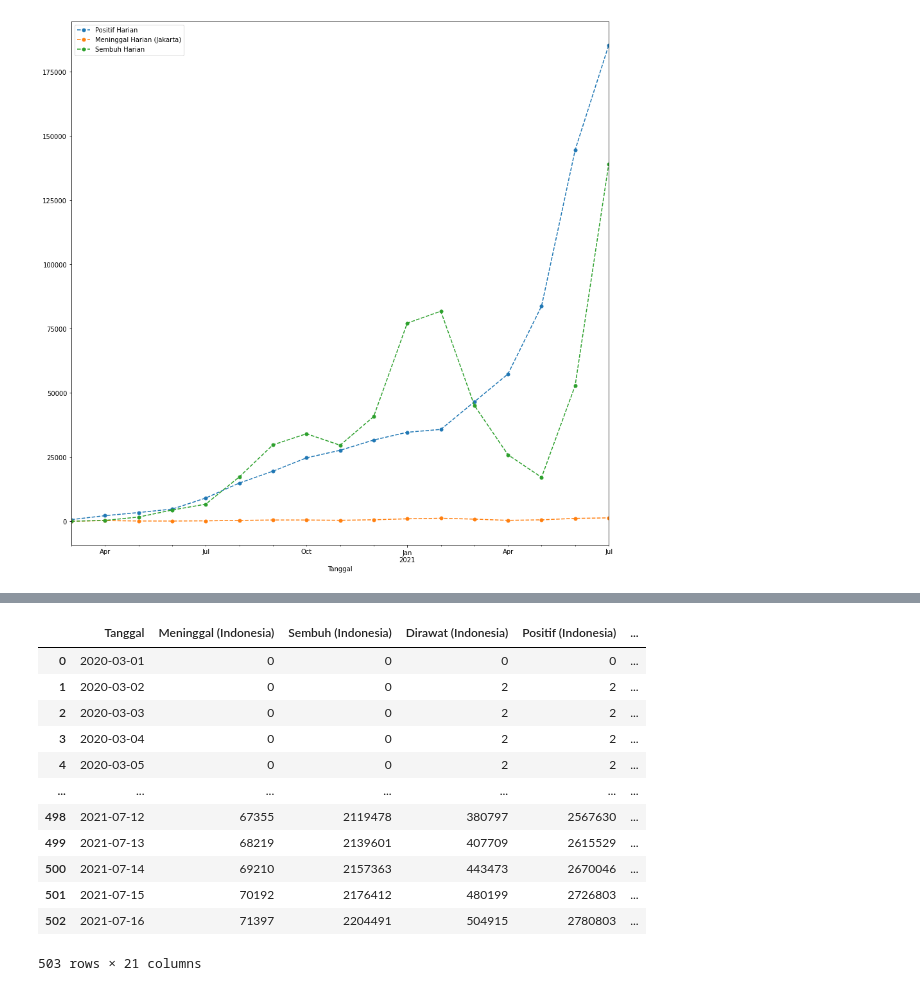
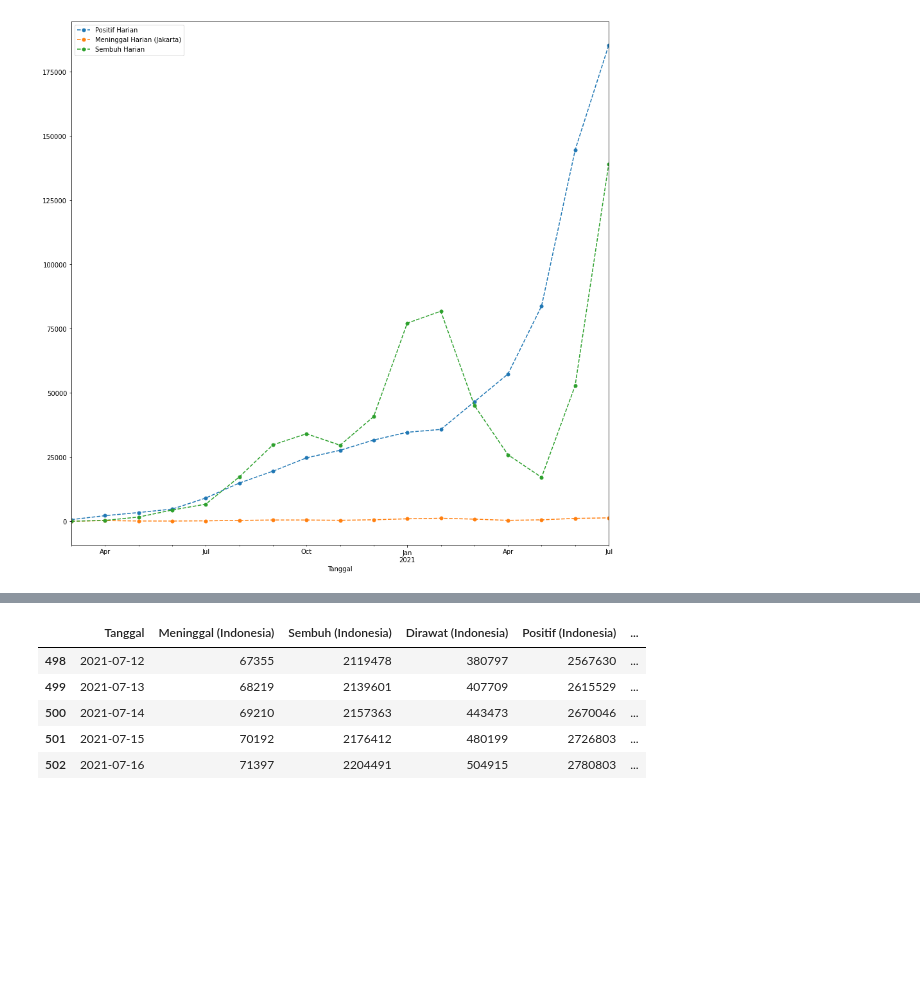
Before and after one commit to StevenTannn/Compfest-DS-Covid, a Jupyter notebook: notebook.ipynb, the cells around one changed output, grey strips where cells are left out. Cells and saved outputs as stored; diff of their text form; code cells hidden in the pictures; blank space fills up the shorter version.

```diff
--- a/notebook.ipynb
+++ b/notebook.ipynb
@@ -452,16 +459,9 @@ df_DJ.groupby(df_DJ['Tanggal'].dt.to_period('m'))["Self Isolation", "Masih Peraw
 # %%
-df_DIJ
+df_DIJ.tail()
 # %% [output]
 |  | Tanggal | Meninggal (Indonesia) | Sembuh (Indonesia) | Dirawat (Indonesia) | Positif (Indonesia) | ... |
-| 0 | 2020-03-01 | 0 | 0 | 0 | 0 | ... |
-| 1 | 2020-03-02 | 0 | 0 | 2 | 2 | ... |
-| 2 | 2020-03-03 | 0 | 0 | 2 | 2 | ... |
-| 3 | 2020-03-04 | 0 | 0 | 2 | 2 | ... |
-| 4 | 2020-03-05 | 0 | 0 | 2 | 2 | ... |
-| ... | ... | ... | ... | ... | ... | ... |
 | 498 | 2021-07-12 | 67355 | 2119478 | 380797 | 2567630 | ... |
 | 499 | 2021-07-13 | 68219 | 2139601 | 407709 | 2615529 | ... |
 | 500 | 2021-07-14 | 69210 | 2157363 | 443473 | 2670046 | ... |
 | 501 | 2021-07-15 | 70192 | 2176412 | 480199 | 2726803 | ... |
 | 502 | 2021-07-16 | 71397 | 2204491 | 504915 | 2780803 | ... |
-503 rows × 21 columns
```
Also changed, not shown: parts of 13 cells of this notebook.
